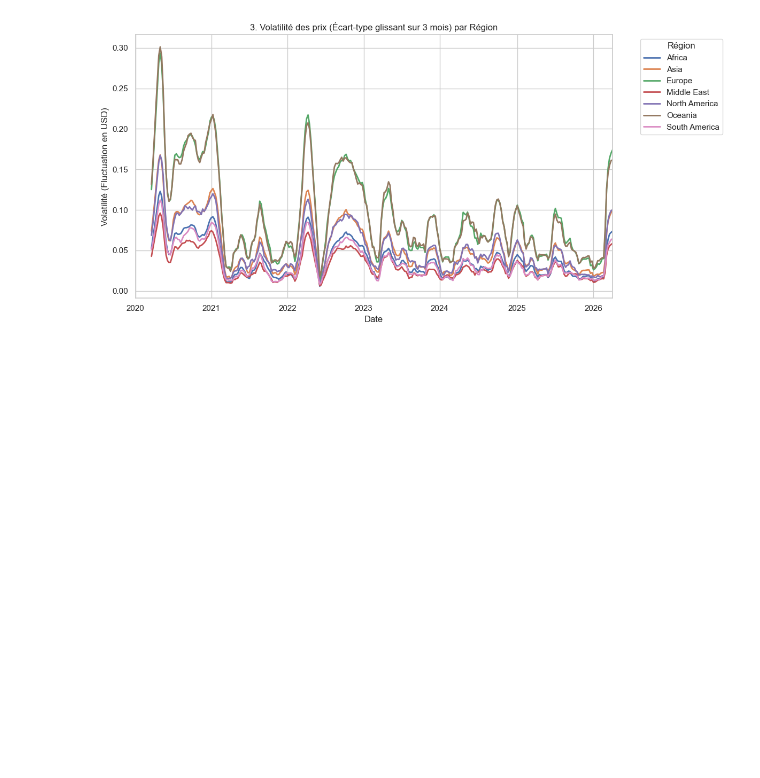
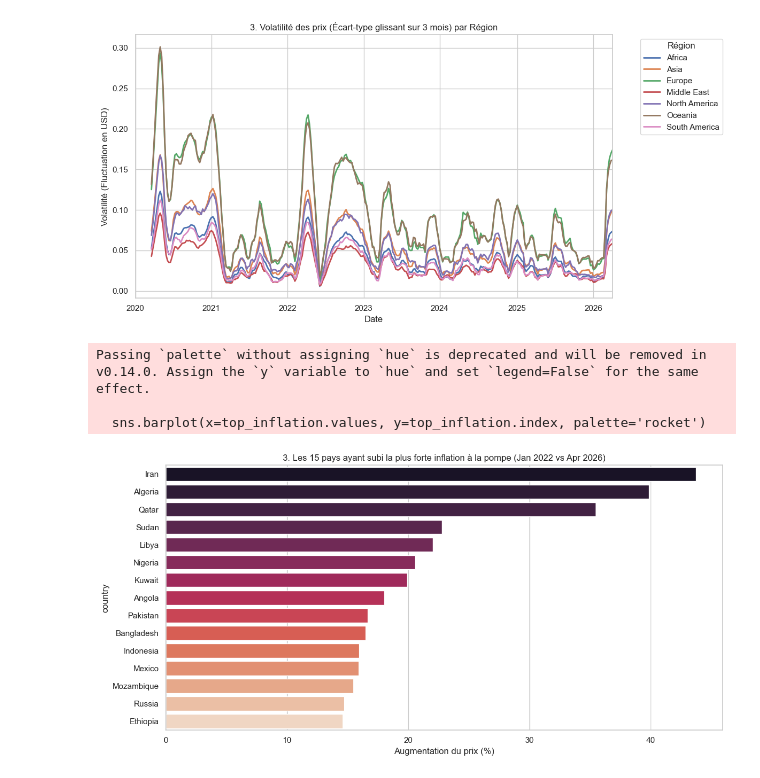
Before and after one commit to Lakony34/Analysis-Fuel-Price, a Jupyter notebook: code.ipynb, the cells around one changed output. Saved outputs shown, nothing was run; the diff lists cells and outputs as text; code cells hidden in the pictures; blank space fills up the shorter version.

Commit message:
Added a new graph with code for the topp 15 countries with the biggest inflation on fuel

```diff
--- a/code.ipynb
+++ b/code.ipynb
@@ -83,3 +83,21 @@ plt.show()
 # %% [output]
 <Figure size 1200x600 with 0 Axes>
 [figure]
+# %%
+df_2022 = df[df['date'] == '2022-01-03'].groupby('country')['petrol_usd_liter'].mean()
+recent_date = df['date'].max()
+df_recent = df[df['date'] == recent_date].groupby('country')['petrol_usd_liter'].mean()
+inflation = ((df_recent - df_2022) / df_2022 * 100).dropna().sort_values(ascending=False)
+
+plt.figure(figsize=(12, 6))
+top_inflation = inflation.head(15)
+sns.barplot(x=top_inflation.values, y=top_inflation.index, palette='rocket')
+plt.title(f'3. Les 15 pays ayant subi la plus forte inflation à la pompe (Jan 2022 vs {recent_date.strftime("%b %Y")})')
+plt.xlabel('Augmentation du prix (%)')
+plt.tight_layout()
+plt.show()
+# %% [output]
+Passing `palette` without assigning `hue` is deprecated and will be removed in v0.14.0. Assign the `y` variable to `hue` and set `legend=False` for the same effect.
+
+  sns.barplot(x=top_inflation.values, y=top_inflation.index, palette='rocket')
+[figure, added]
```
